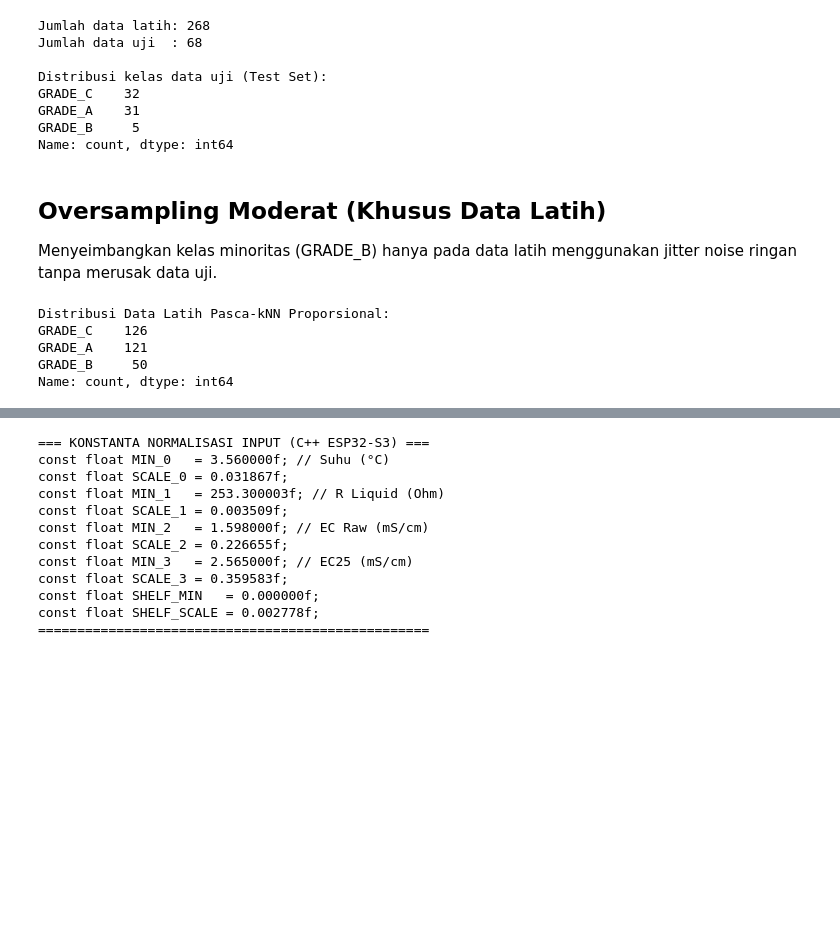
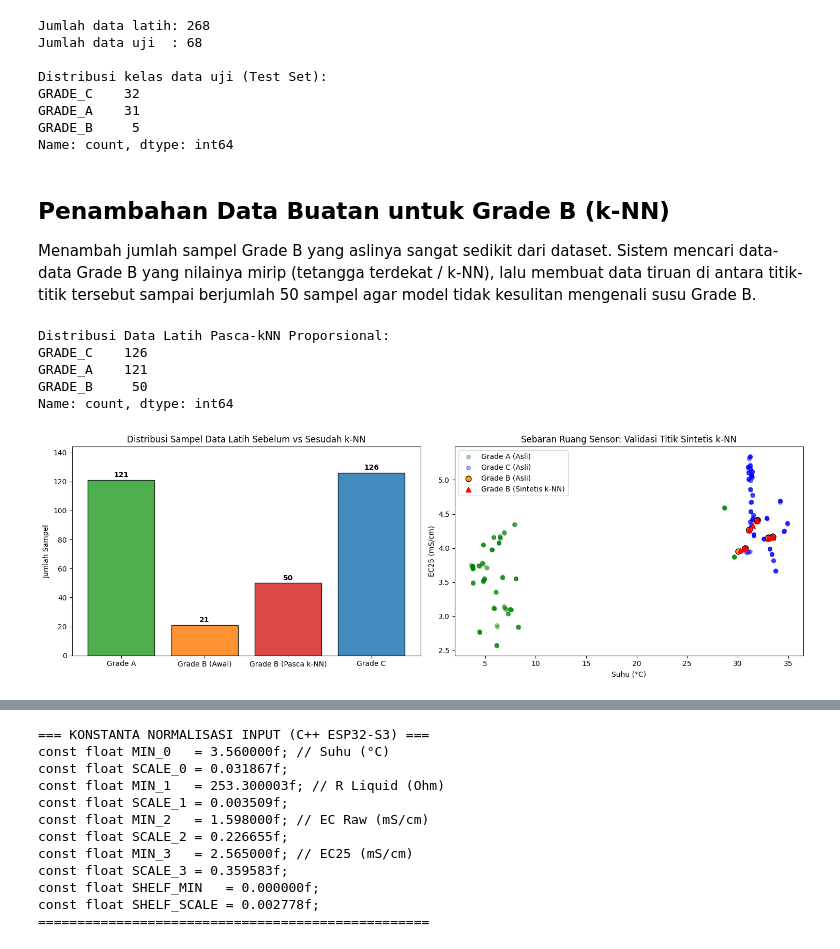
Before and after one commit to ridhoSetia/iot-prediksi-susu, a Jupyter notebook: pelatihan/tiny-susu.ipynb, the cells around one changed output, grey strips where cells are left out. Drawn from its saved outputs; the diff is of its cells as text; code cells hidden in the pictures; blank space fills up the shorter version.

```diff
--- a/pelatihan/tiny-susu.ipynb
+++ b/pelatihan/tiny-susu.ipynb
@@ -76,66 +134,117 @@ GRADE_A    31
 GRADE_B     5
 Name: count, dtype: int64
 # %% [markdown]
-## Oversampling Moderat (Khusus Data Latih)
-Menyeimbangkan kelas minoritas (GRADE_B) hanya pada data latih menggunakan jitter noise ringan tanpa merusak data uji.
+## Penambahan Data Buatan untuk Grade B (k-NN)
+Menambah jumlah sampel Grade B yang aslinya sangat sedikit dari dataset. Sistem mencari data-data Grade B yang nilainya mirip (tetangga terdekat / k-NN), lalu membuat data tiruan di antara titik-titik tersebut sampai berjumlah 50 sampel agar model tidak kesulitan mengenali susu Grade B.
 # %%
-# =====================================================================
-# 4: k-NN LOCAL INTERPOLATION (TARGET 50 SAMPEL GRADE B)
-# =====================================================================
+# PENYEIMBANGAN KELAS MINORITAS (k-NN LOCAL INTERPOLATION)
+
+# Menyatukan sementara matriks fitur dan target data latih ke dalam DataFrame Pandas
 df_train = pd.DataFrame(X_train_raw, columns=fitur_cols)
 df_train["label_grade"] = y_g_train_raw
 df_train["label_shelf_life_min"] = y_s_train_raw
 
+# Memisahkan data latih ke dalam grup DataFrame terpisah berdasarkan kelas mutunya
 df_A = df_train[df_train["label_grade"] == "GRADE_A"]
 df_B = df_train[df_train["label_grade"] == "GRADE_B"]
 df_C = df_train[df_train["label_grade"] == "GRADE_C"]
 
-# Target 50 sampel: cukup untuk mencegah suppression tanpa menelan Grade C
+count_b_sebelum = len(df_B)
+
+# Menentukan batas kuota penyeimbangan Grade B (50 sampel) dan menghitung kekurangan sampel
 target_B = 50
 n_needed = target_B - len(df_B)
 
+# Mengeksekusi penambahan sampel sintetis jika jumlah Grade B alami masih kurang dari target
 if n_needed > 0:
-    synth_rows = []
-    B_vals = df_B[fitur_cols].values
-    B_shelf = df_B["label_shelf_life_min"].values
-    n_B = len(df_B)
+    synth_rows = []                          # Buffer untuk menampung baris data sintetis baru
+    B_vals = df_B[fitur_cols].values        # Matriks fitur sensor Grade B asli (N x 4)
+    B_shelf = df_B["label_shelf_life_min"].values # Array nilai sisa menit simpan Grade B asli
+    n_B = len(df_B)                          # Jumlah total baris Grade B alami yang tersedia
 
-    # Standarisasi internal untuk penentuan jarak Euclidean yang adil
+    # Standarisasi Z-Score internal agar perhitungan jarak Euclidean tidak didominasi nilai Ohm
     B_norm = (B_vals - B_vals.mean(axis=0)) / (B_vals.std(axis=0) + 1e-6)
 
+    # Looping pembentukan data sintetis sebanyak kekurangan sampel yang dibutuhkan
     for _ in range(n_needed):
+        # Memilih satu sampel acak Grade B sebagai titik acuan pertama (titik i)
         i = np.random.randint(0, n_B)
 
-        # Cari 3 tetangga terdekat dalam cluster Grade B murni
+        # Menghitung jarak Euclidean dari titik i ke seluruh titik Grade B lainnya
         dists = np.linalg.norm(B_norm - B_norm[i], axis=1)
-        dists[i] = np.inf
+        dists[i] = np.inf  # Menyetel jarak ke diri sendiri menjadi tak hingga agar tidak terpilih
+
+        # Mengambil indeks 3 sampel tetangga terdekat (k=3)
         k_indices = np.argsort(dists)[:min(3, n_B - 1)]
+
+        # Memilih satu tetangga terdekat secara acak dari 3 kandidat tersebut (titik j)
         j = np.random.choice(k_indices)
 
-        # Interpolasi lokal terfokus (0.30 - 0.70)
+        # Menghasilkan bobot interpolasi acak di rentang tengah yang aman (0.30 hingga 0.70)
         lam = np.random.uniform(0.30, 0.70)
+
+        # Interpolasi linear fitur sensor: titik baru berada di antara titik i dan titik j
         synth_x = B_vals[i] + lam * (B_vals[j] - B_vals[i])
+
+        # Interpolasi linear target sisa waktu menit menggunakan rasio lambda yang sama
         synth_s = B_shelf[i] + lam * (B_shelf[j] - B_shelf[i])
+
+        # Menyimpan gabungan 4 fitur sensor dan 1 target menit ke buffer
         synth_rows.append(list(synth_x) + [synth_s])
 
+    # Membungkus baris sintetis ke dalam DataFrame dan menggabungkannya dengan Grade B asli
     df_B_synth = pd.DataFrame(synth_rows, columns=fitur_cols + ["label_shelf_life_min"])
     df_B_synth["label_grade"] = "GRADE_B"
     df_B_balanced = pd.concat([df_B, df_B_synth], ignore_index=True)
 else:
     df_B_balanced = df_B.copy()
 
+# Menggabungkan kembali kelas A, B (yang sudah seimbang), dan C, lalu mengacak (shuffle) urutan barisnya
 df_train_balanced = pd.concat([df_A, df_B_balanced, df_C], ignore_index=True).sample(frac=1, random_state=42)
 
+# Mengekstrak kembali DataFrame ke dalam matriks NumPy float32 siap latih
 X_train_final = df_train_balanced[fitur_cols].values.astype(np.float32)
 y_g_train_final = df_train_balanced["label_grade"].values
 y_s_train_final = df_train_balanced["label_shelf_life_min"].values.astype(np.float32).reshape(-1, 1)
 
+# Menampilkan distribusi jumlah kelas akhir pada data latih pasca-interpolasi
 print("Distribusi Data Latih Pasca-kNN Proporsional:")
 print(pd.Series(y_g_train_final).value_counts())
+
+# --- Perbandingan Sebaran & Penambahan Data Grade B ---
+fig, axes = plt.subplots(1, 2, figsize=(15, 5))
+
+# Bar chart perbandingan jumlah sebelum dan sesudah
+kategori = ['Grade A', 'Grade B (Awal)', 'Grade B (Pasca k-NN)', 'Grade C']
+jumlah = [len(df_A), count_b_sebelum, len(df_B_balanced), len(df_C)]
+warna = ['#2ca02c', '#ff7f0e', '#d62728', '#1f77b4']
+
+axes[0].bar(kategori, jumlah, color=warna, edgecolor='black', alpha=0.85)
+for i, v in enumerate(jumlah):
+    axes[0].text(i, v + 2, str(v), ha='center', fontweight='bold')
+axes[0].set_title("Distribusi Sampel Data Latih Sebelum vs Sesudah k-NN")
+axes[0].set_ylabel("Jumlah Sampel")
+axes[0].set_ylim(0, max(jumlah) + 18)
+
+# Scatter plot sebaran titik asli vs data sintetis k-NN
+axes[1].scatter(df_A["Suhu (°C)"], df_A["EC25 (mS/cm)"], color='green', alpha=0.35, label='Grade A (Asli)', s=30)
+axes[1].scatter(df_C["Suhu (°C)"], df_C["EC25 (mS/cm)"], color='blue', alpha=0.35, label='Grade C (Asli)', s=30)
+axes[1].scatter(df_B["Suhu (°C)"], df_B["EC25 (mS/cm)"], color='orange', s=60, edgecolors='black', label='Grade B (Asli)')
+if len(df_B_synth) > 0:
+    axes[1].scatter(df_B_synth["Suhu (°C)"], df_B_synth["EC25 (mS/cm)"], color='red', marker='^', s=50, label='Grade B (Sintetis k-NN)')
+
+axes[1].set_title("Sebaran Ruang Sensor: Validasi Titik Sintetis k-NN")
+axes[1].set_xlabel("Suhu (°C)")
+axes[1].set_ylabel("EC25 (mS/cm)")
+axes[1].legend()
+
+plt.tight_layout()
+plt.show()
 # %% [output]
 Distribusi Data Latih Pasca-kNN Proporsional:
 GRADE_C    126
 GRADE_A    121
 GRADE_B     50
 Name: count, dtype: int64
+[figure, added]
 # %% [markdown]
```
Also changed, not shown: parts of 25 cells of this notebook, 1 other file.
